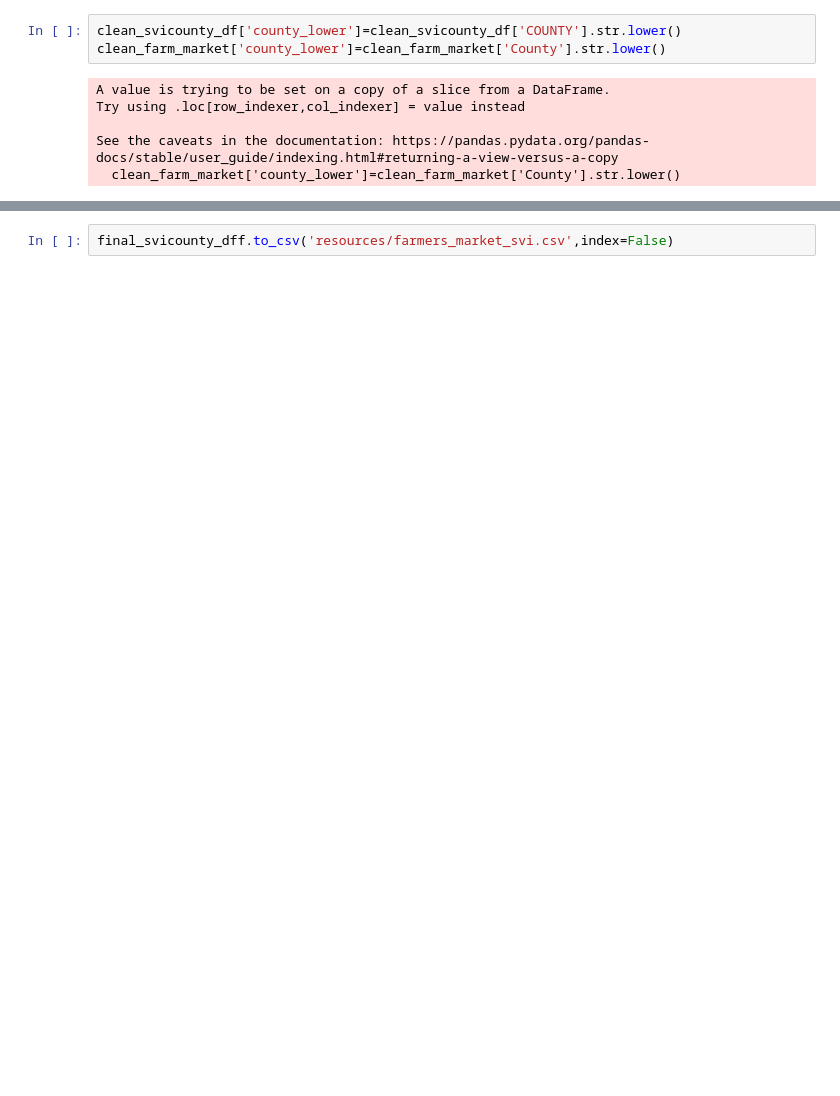
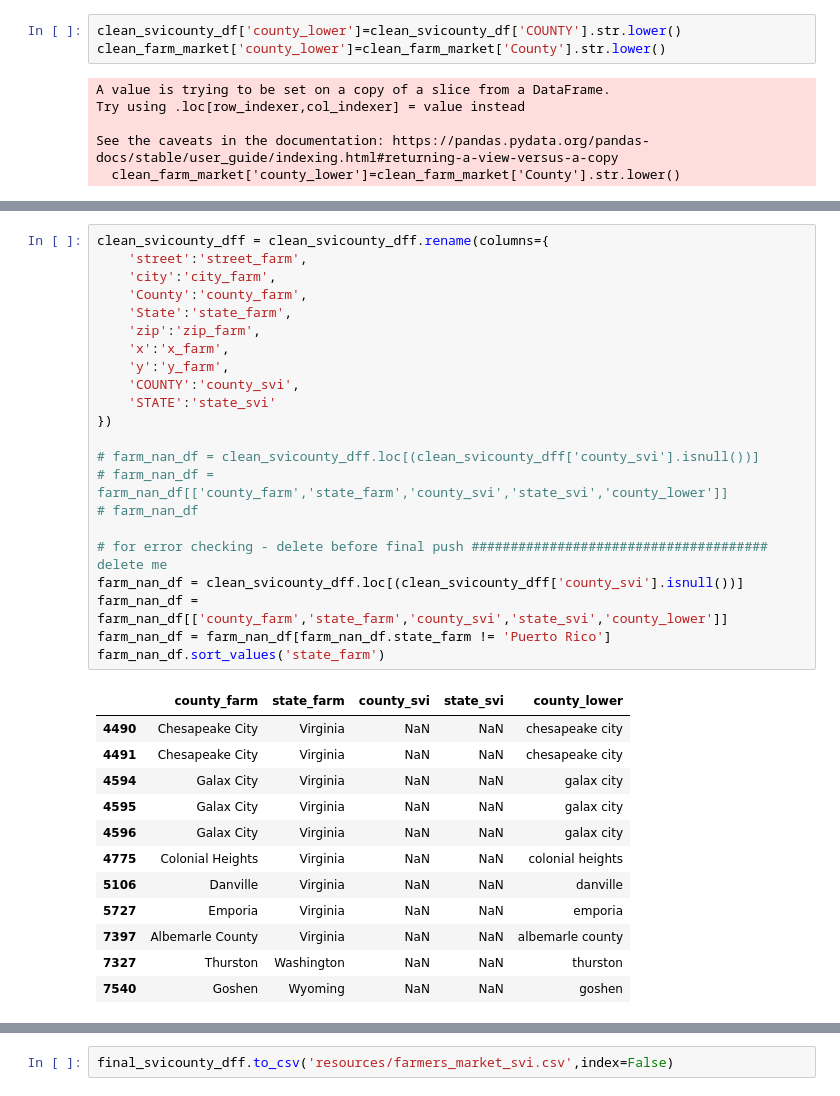
Before and after one commit to CantStopWontStop/farmers_market, a Jupyter notebook: farmers_market.ipynb, the cells around one changed output, grey strips where cells are left out. Cells and saved outputs as stored; diff of their text form; blank space fills up the shorter version.

```diff
--- a/farmers_market.ipynb
+++ b/farmers_market.ipynb
@@ -149,2 +207,37 @@ clean_svicounty_dff
+# %%
+clean_svicounty_dff = clean_svicounty_dff.rename(columns={
+    'street':'street_farm',
+    'city':'city_farm',
+    'County':'county_farm',
+    'State':'state_farm',
+    'zip':'zip_farm',
+    'x':'x_farm',
+    'y':'y_farm',
+    'COUNTY':'county_svi',
+    'STATE':'state_svi'
+})
+
+# farm_nan_df = clean_svicounty_dff.loc[(clean_svicounty_dff['county_svi'].isnull())]
+# farm_nan_df = farm_nan_df[['county_farm','state_farm','county_svi','state_svi','county_lower']]
+# farm_nan_df
+
+# for error checking - delete before final push ###################################### delete me
+farm_nan_df = clean_svicounty_dff.loc[(clean_svicounty_dff['county_svi'].isnull())]
+farm_nan_df = farm_nan_df[['county_farm','state_farm','county_svi','state_svi','county_lower']]
+farm_nan_df = farm_nan_df[farm_nan_df.state_farm != 'Puerto Rico']
+farm_nan_df.sort_values('state_farm')
+# %% [output]
+|  | county_farm | state_farm | county_svi | state_svi | county_lower |
+| 4490 | Chesapeake City | Virginia | NaN | NaN | chesapeake city |
+| 4491 | Chesapeake City | Virginia | NaN | NaN | chesapeake city |
+| 4594 | Galax City | Virginia | NaN | NaN | galax city |
+| 4595 | Galax City | Virginia | NaN | NaN | galax city |
+| 4596 | Galax City | Virginia | NaN | NaN | galax city |
+| 4775 | Colonial Heights | Virginia | NaN | NaN | colonial heights |
+| 5106 | Danville | Virginia | NaN | NaN | danville |
+| 5727 | Emporia | Virginia | NaN | NaN | emporia |
+| 7397 | Albemarle County | Virginia | NaN | NaN | albemarle county |
+| 7327 | Thurston | Washington | NaN | NaN | thurston |
+| 7540 | Goshen | Wyoming | NaN | NaN | goshen |
 # %%
 
```
Also changed, not shown: parts of 10 cells of this notebook, 4 other files.
